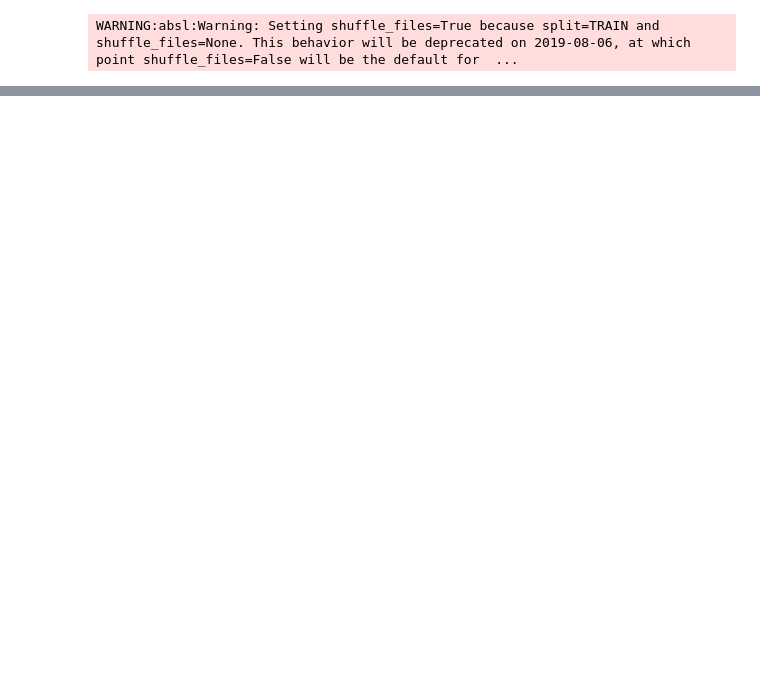
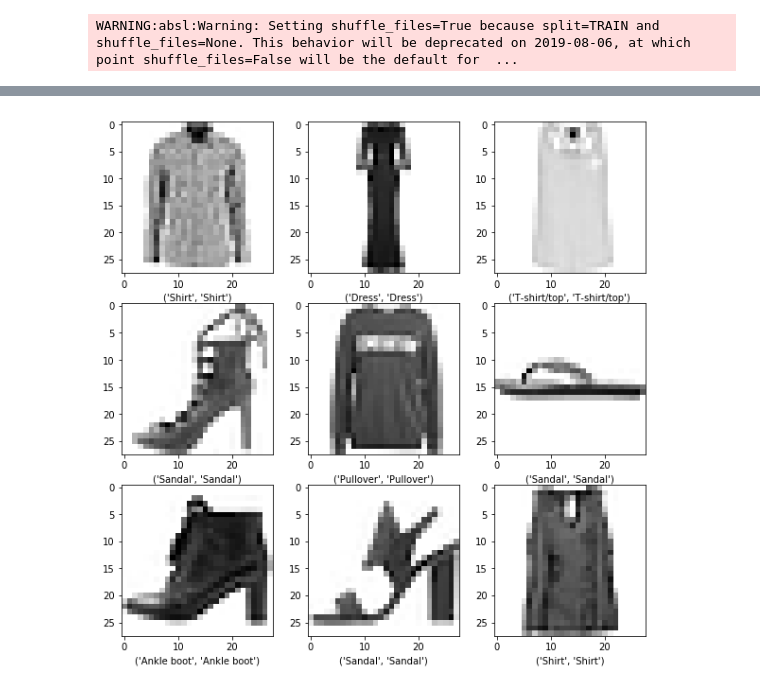
Before and after one commit to erickgrm/deep-learning, a Jupyter notebook: cnnfashionMNIST.ipynb, the cells around one changed output, grey strips where cells are left out. Drawn from its saved outputs; the diff is of its cells as text; code cells hidden in the pictures; blank space fills up the shorter version.

```diff
--- a/cnnfashionMNIST.ipynb
+++ b/cnnfashionMNIST.ipynb
@@ -37,8 +37,11 @@ test_dataset = test_dataset.map(minmaxScaling)
 # %%
 # Convolutional Model setup
 model = tf.keras.Sequential([
-    #tf.keras.layers.Flatten(input_shape=([28,28,1])),
-    tf.keras.layers.Conv2D(filters=8, kernel_size = 2, padding = 'same', activation=('relu')),
+    tf.keras.layers.Conv2D(filters= 16, kernel_size = 2, padding = 'same', activation=('relu')),
+    tf.keras.layers.MaxPooling2D(pool_size=2, padding='same'),
+    #tf.keras.layers.Conv2D(filters= 32, kernel_size = 2, padding = 'same', activation=('relu')),
+    #tf.keras.layers.MaxPooling2D(pool_size=2, padding='same'),
+    tf.keras.layers.Flatten(),
     tf.keras.layers.Dense(units=10, input_shape=([1]), activation=('softmax'))
 ])
 # Compile model
@@ -53,5 +56,5 @@ train_dataset = train_dataset.repeat().shuffle(train_size).batch(BATCH_SIZE)
 test_dataset_batched = test_dataset.batch(BATCH_SIZE)
 # %%
 # Training model
-trained = model.fit(train_dataset, epochs=2, verbose=True, steps_per_epoch=np.ceil(train_size/BATCH_SIZE))
+trained = model.fit(train_dataset, epochs=5, verbose=True, steps_per_epoch=np.ceil(train_size/BATCH_SIZE))
 # %% [output]
@@ -72,0 +83,14 @@ predictions = model.predict(test_dataset_batched)
+# %%
+# Print example and its predicted class
+plt.figure(figsize=(10,10))
+
+i = 0
+for (image, label) in test_dataset.take(9):
+    image = image.numpy().reshape((28,28))
+    plt.subplot(3,3,i+1)
+    plt.imshow(image, cmap= plt.cm.binary)
+    plt.xlabel((class_names[label], class_names[predictions[i].argmax()]))
+    i += 1
+plt.show()
+# %% [output]
+[figure, added]
```
Also changed, not shown: parts of 4 cells of this notebook, 3 other files.
